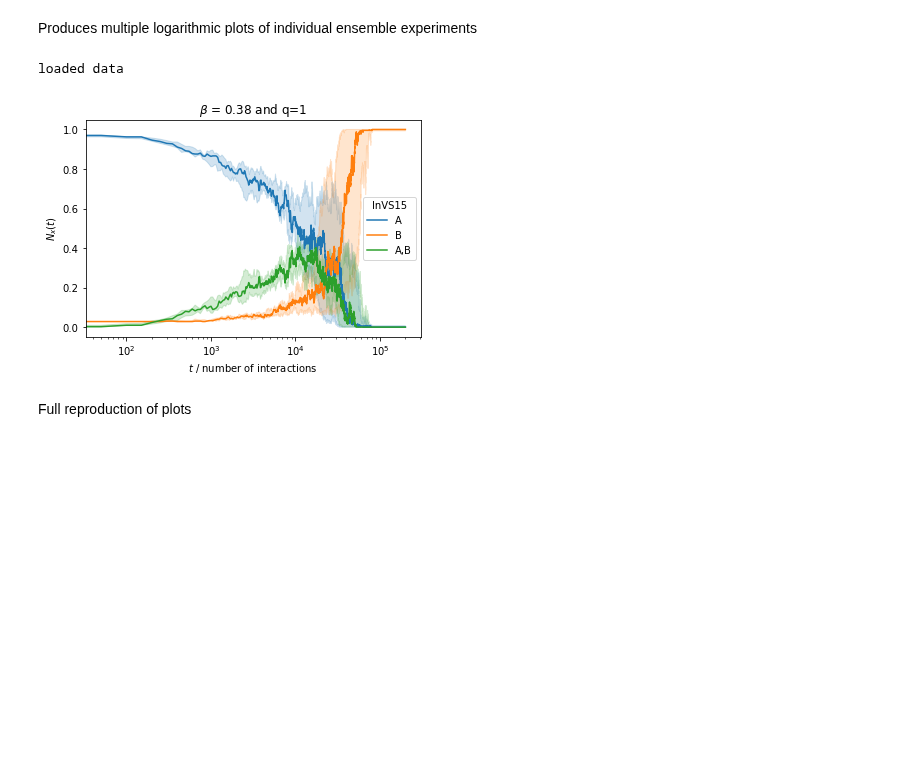
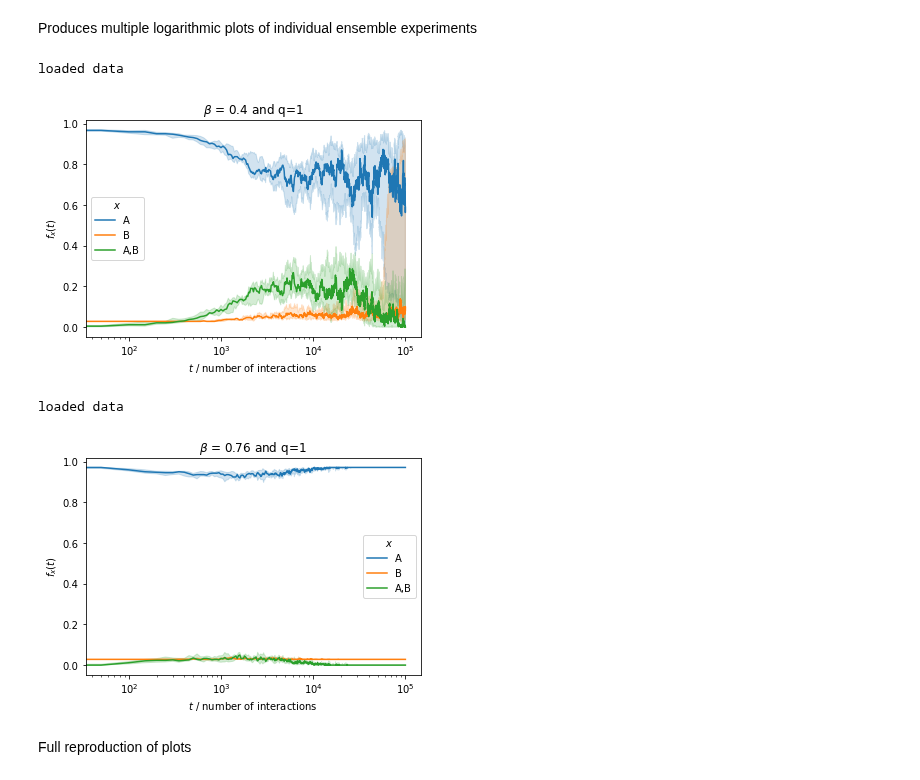
Before and after one commit to tomcjackc/higher-order-social-dynamics, a Jupyter notebook: higher order ng (adaptive traveling speaker v2)/fig_2_traveling_speaker.ipynb, the cells around one changed output. Saved outputs shown, nothing was run; the diff lists cells and outputs as text; code cells hidden in the pictures; blank space fills up the shorter version.

```diff
--- a/higher order ng (adaptive traveling speaker v2)/fig_2_traveling_speaker.ipynb
+++ b/higher order ng (adaptive traveling speaker v2)/fig_2_traveling_speaker.ipynb
@@ -22,9 +22,9 @@ import matplotlib as mpl
 Parameters of the experiment
 # %%
 prop_committed = 0.03
-betas = [0.38]
-ensamble_size = 10
-run_length = int(2e5)
+betas = [0.4, 0.76]
+ensemble_size = 10
+run_length = int(1e5)
 qs = [1]
 social_structures = ['InVS15']#, 'LyonSchool', 'SFHH', 'Thiers13']
 # %% [markdown]
@@ -95,37 +95,39 @@ for social_structure in social_structures[:]:
 
             A_data = A_data/N
             B_data = B_data/N
             AB_data = AB_data/N
 
             A_data_av = np.median(A_data, axis=0)
             A_data_25 = np.percentile(A_data, 25, axis=0)
             A_data_75 = np.percentile(A_data, 75, axis=0)
             B_data_av = np.median(B_data, axis=0)
             B_data_25 = np.percentile(B_data, 25, axis=0)
             B_data_75 = np.percentile(B_data, 75, axis=0)
             AB_data_av = np.median(AB_data, axis=0)
             AB_data_25 = np.percentile(AB_data, 25, axis=0)
             AB_data_75 = np.percentile(AB_data, 75, axis=0)
 
             t = np.linspace(0, run_length, num=run_length//50+1, endpoint=True)
 
             plt.figure()
             plt.plot(t, A_data_av, color='tab:blue', label='A')
             plt.fill_between(t, y1=A_data_25, y2=A_data_75, color='tab:blue', alpha=0.2)
             plt.plot(t, B_data_av, color='tab:orange', label='B')
             plt.fill_between(t, y1=B_data_25, y2=B_data_75, color='tab:orange', alpha=0.2)
             plt.plot(t, AB_data_av, color='tab:green', label='A,B')
             plt.fill_between(t, y1=AB_data_25, y2=AB_data_75, color='tab:green', alpha=0.2)
             plt.xscale('log')
             plt.title(r'$\beta$' + f' = {beta_non_committed} and q={q}')
             plt.xlabel('$t$ / number of interactions')
-            plt.ylabel(r'$N_{x}(t)$')
-            plt.legend(title=social_structure)
-            plt.savefig(f'figures/{fname}_logtime.pdf')
+            plt.ylabel(r'$f_{x}(t)$')
+            plt.legend(title=r'$x$')
+            plt.savefig(f'figures/{fname}_logtime.pdf', bbox_inches='tight')
             plt.show()
 # %% [output]
 loaded data
-[figure, old version]
+[figure, new version]
+loaded data
+[figure, added]
 # %% [markdown]
 Full reproduction of plots
 # %%
```
Also changed, not shown: 13 other files.
